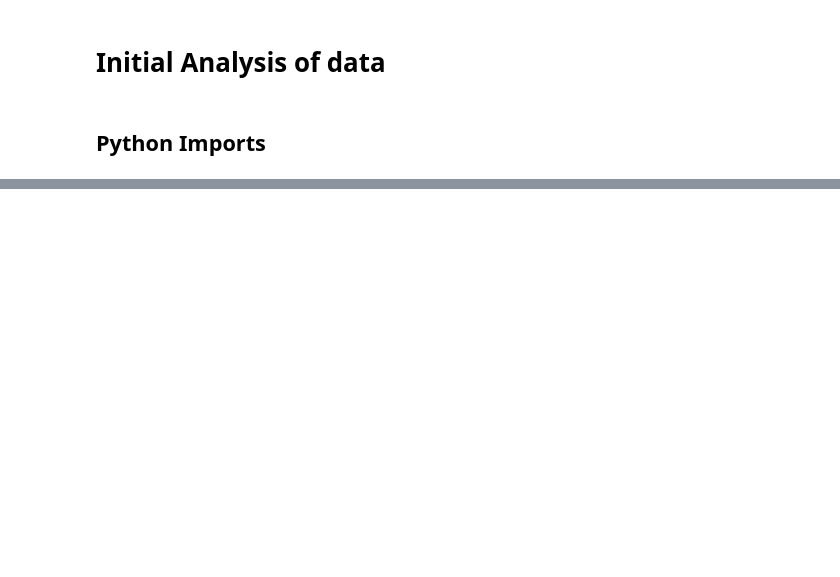
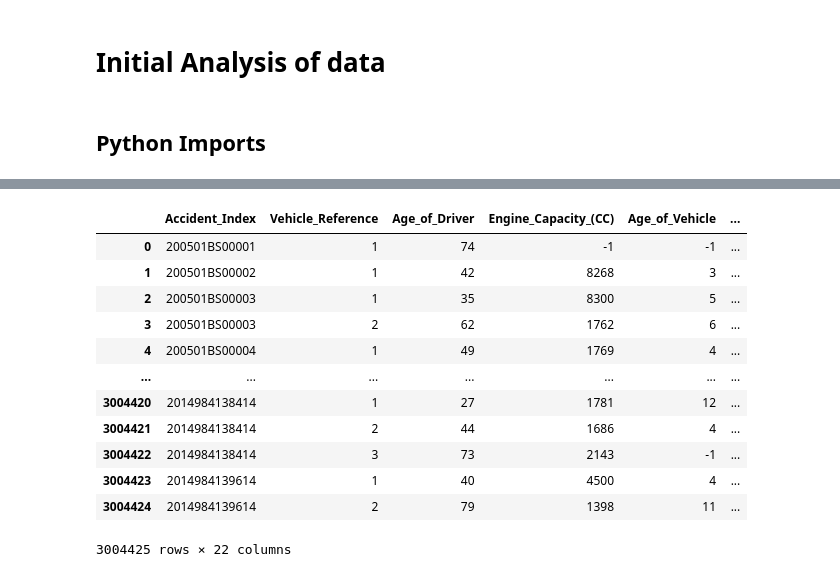
Before and after one commit to jojopirker/sdcProject, a Jupyter notebook: notebooks/1_Inital_Analysis.ipynb, the cells around one changed output, grey strips where cells are left out. Drawn from its saved outputs; the diff is of its cells as text; code cells hidden in the pictures; blank space fills up the shorter version.

```diff
--- a/notebooks/1_Inital_Analysis.ipynb
+++ b/notebooks/1_Inital_Analysis.ipynb
@@ -53,0 +239,35 @@ Index(['Accident_Index', 'Vehicle_Reference', 'Vehicle_Type',
+# %%
+vehicles_full = vehicles.copy()
+
+for name in ['Vehicle_Type',
+ 'Towing_and_Articulation',
+ 'Vehicle_Manoeuvre',
+ 'Vehicle_Location-Restricted_Lane',
+ 'Junction_Location',
+ 'Skidding_and_Overturning',
+ 'Hit_Object_in_Carriageway',
+ 'Vehicle_Leaving_Carriageway',
+ 'Hit_Object_off_Carriageway',
+ '1st_Point_of_Impact',
+ 'Was_Vehicle_Left_Hand_Drive?',
+ 'Journey_Purpose_of_Driver',
+ 'Sex_of_Driver',
+ 'Age_Band_of_Driver',
+ 'Propulsion_Code']:
+    vehicles_full = read_and_join_description(vehicles_full, name)
+# %%
+vehicles_full
+# %% [output]
+|  | Accident_Index | Vehicle_Reference | Age_of_Driver | Engine_Capacity_(CC) | Age_of_Vehicle | ... |
+| 0 | 200501BS00001 | 1 | 74 | -1 | -1 | ... |
+| 1 | 200501BS00002 | 1 | 42 | 8268 | 3 | ... |
+| 2 | 200501BS00003 | 1 | 35 | 8300 | 5 | ... |
+| 3 | 200501BS00003 | 2 | 62 | 1762 | 6 | ... |
+| 4 | 200501BS00004 | 1 | 49 | 1769 | 4 | ... |
+| ... | ... | ... | ... | ... | ... | ... |
+| 3004420 | 2014984138414 | 1 | 27 | 1781 | 12 | ... |
+| 3004421 | 2014984138414 | 2 | 44 | 1686 | 4 | ... |
+| 3004422 | 2014984138414 | 3 | 73 | 2143 | -1 | ... |
+| 3004423 | 2014984139614 | 1 | 40 | 4500 | 4 | ... |
+| 3004424 | 2014984139614 | 2 | 79 | 1398 | 11 | ... |
+3004425 rows × 22 columns
```
Also changed, not shown: parts of 20 cells of this notebook, 1 other file.
